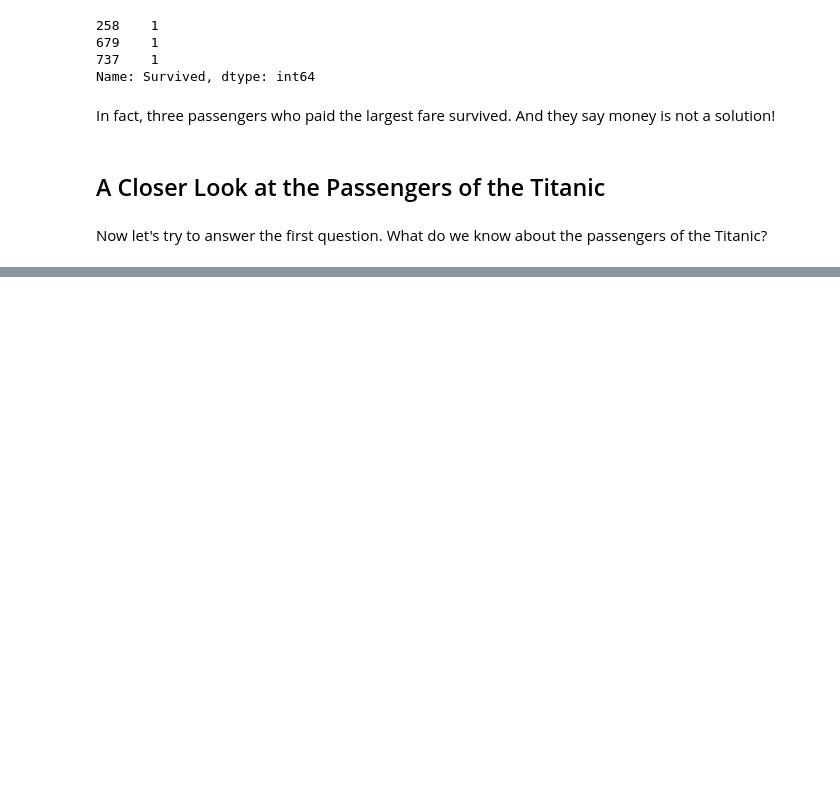
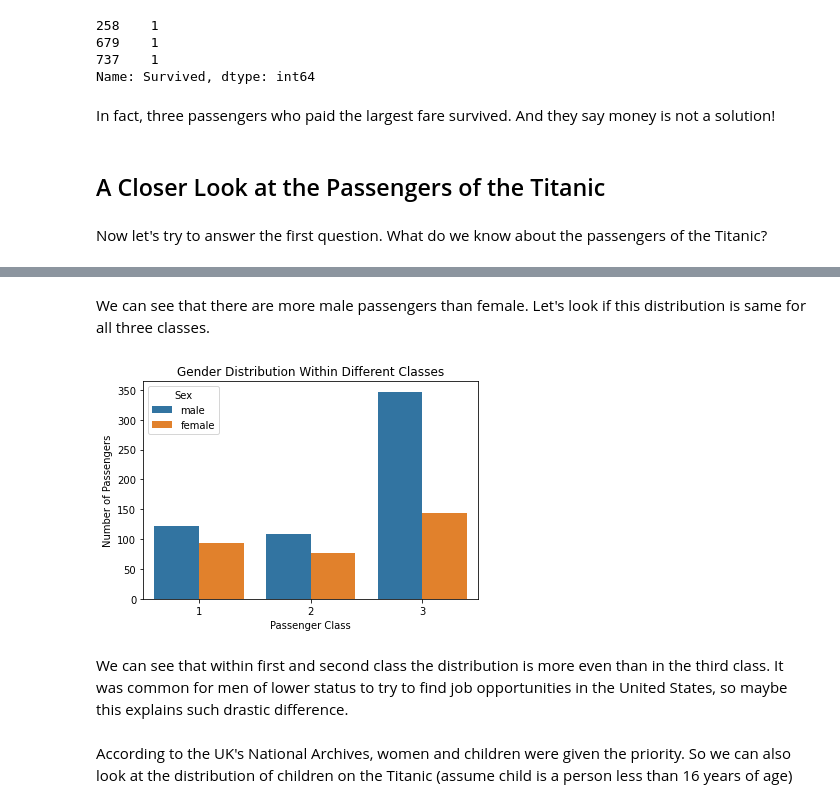
Before and after one commit to arturvilenskiy/data_science_portfolio, a Jupyter notebook: titanic_exploratory.ipynb, the cells around one changed output, grey strips where cells are left out. Cells and saved outputs as stored; diff of their text form; code cells hidden in the pictures; blank space fills up the shorter version.

Commit message:
Finished on Titanic expl notebook

```diff
--- a/titanic_exploratory.ipynb
+++ b/titanic_exploratory.ipynb
@@ -110,0 +120,14 @@ Now let's try to answer the first question. What do we know about the passengers
+# %% [markdown]
+We can see that there are more male passengers than female. Let's look if this distribution is same for all three classes.
+# %%
+sns.countplot(x='Pclass', data=dataset, hue='Sex')
+plt.title('Gender Distribution Within Different Classes')
+plt.xlabel('Passenger Class')
+plt.ylabel('Number of Passengers')
+plt.show()
+# %% [output]
+[figure, added]
+# %% [markdown]
+We can see that within first and second class the distribution is more even than in the third class. It was common for men of lower status to try to find job opportunities in the United States, so maybe this explains such drastic difference.
+# %% [markdown]
+According to the UK's National Archives, women and children were given the priority. So we can also look at the distribution of children on the Titanic (assume child is a person less than 16 years of age)
```
Also changed, not shown: parts of 32 cells of this notebook.
